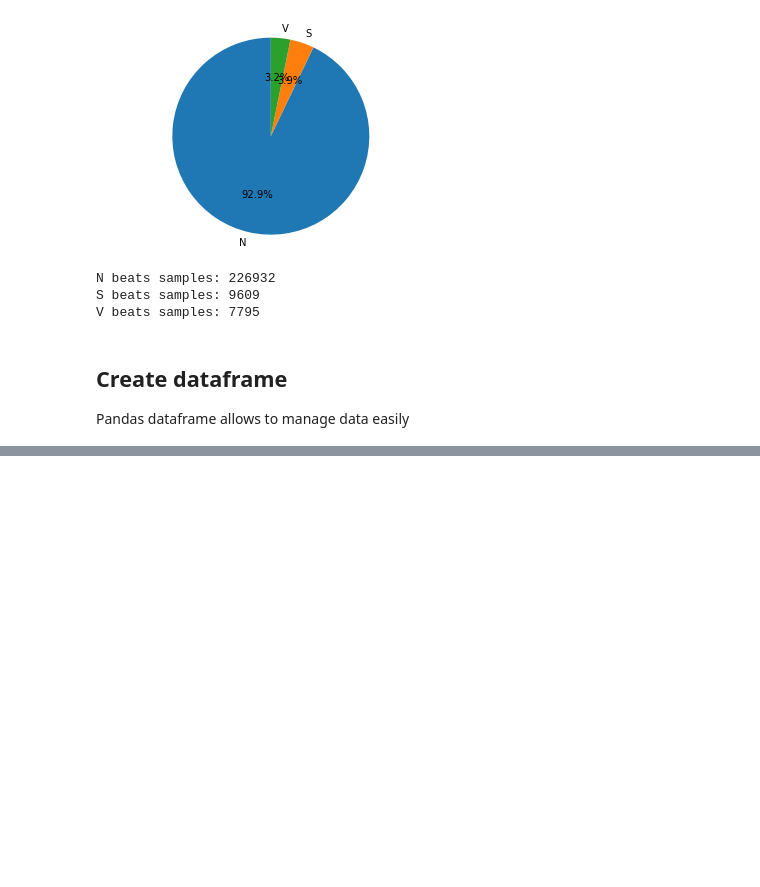
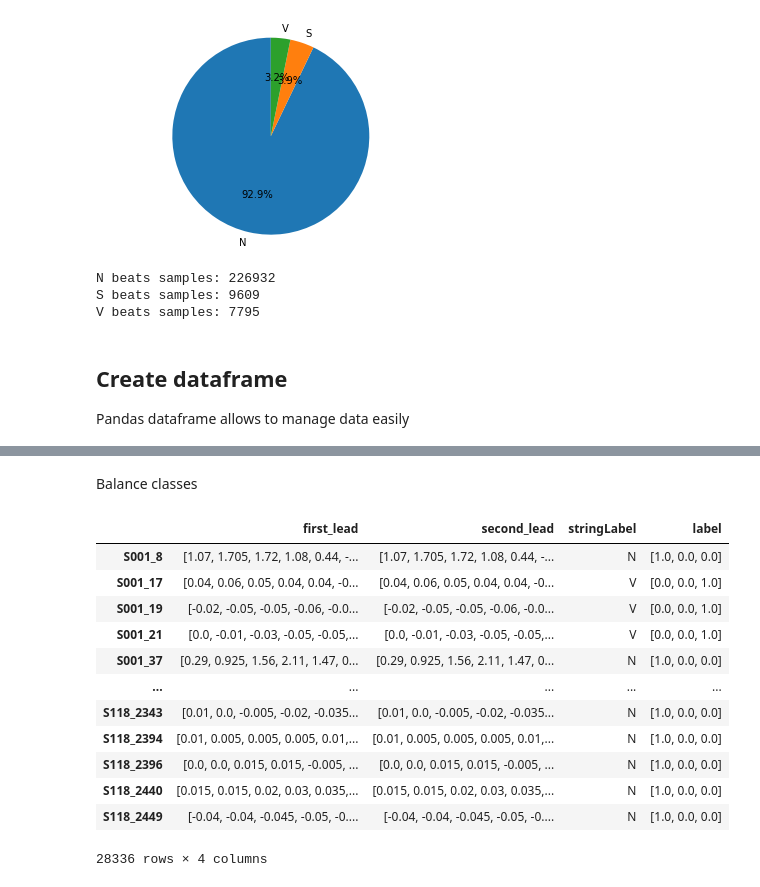
Before and after one commit to simonetome/Heartbeat-NSV-classification, a Jupyter notebook: DataVisualization.ipynb, the cells around one changed output, grey strips where cells are left out. Cells and saved outputs as stored; diff of their text form; code cells hidden in the pictures; blank space fills up the shorter version.

```diff
--- a/DataVisualization.ipynb
+++ b/DataVisualization.ipynb
@@ -367,0 +297,37 @@ Epoch 10/10
+# %% [markdown]
+Balance classes
+# %%
+import random
+
+# N beats samples: 226932
+# S beats samples: 9609
+# V beats samples: 7795
+
+# to balance classes we may want to drop at least 216k normal beats in input
+
+to_drop = 216000
+SEED = 1234
+random.seed(SEED)
+
+ids_to_drop = list()
+
+ids = dataset_df.index[dataset_df['stringLabel'] == 'N'].tolist() #ids where label is = 'N'
+random.shuffle(ids)
+ids_to_drop = ids[:to_drop]
+
+balanced_df = dataset_df.drop(ids_to_drop)
+balanced_df
+# %% [output]
+|  | first_lead | second_lead | stringLabel | label |
+| S001_8 | [1.07, 1.705, 1.72, 1.08, 0.44, -... | [1.07, 1.705, 1.72, 1.08, 0.44, -... | N | [1.0, 0.0, 0.0] |
+| S001_17 | [0.04, 0.06, 0.05, 0.04, 0.04, -0... | [0.04, 0.06, 0.05, 0.04, 0.04, -0... | V | [0.0, 0.0, 1.0] |
+| S001_19 | [-0.02, -0.05, -0.05, -0.06, -0.0... | [-0.02, -0.05, -0.05, -0.06, -0.0... | V | [0.0, 0.0, 1.0] |
+| S001_21 | [0.0, -0.01, -0.03, -0.05, -0.05,... | [0.0, -0.01, -0.03, -0.05, -0.05,... | V | [0.0, 0.0, 1.0] |
+| S001_37 | [0.29, 0.925, 1.56, 2.11, 1.47, 0... | [0.29, 0.925, 1.56, 2.11, 1.47, 0... | N | [1.0, 0.0, 0.0] |
+| ... | ... | ... | ... | ... |
+| S118_2343 | [0.01, 0.0, -0.005, -0.02, -0.035... | [0.01, 0.0, -0.005, -0.02, -0.035... | N | [1.0, 0.0, 0.0] |
+| S118_2394 | [0.01, 0.005, 0.005, 0.005, 0.01,... | [0.01, 0.005, 0.005, 0.005, 0.01,... | N | [1.0, 0.0, 0.0] |
+| S118_2396 | [0.0, 0.0, 0.015, 0.015, -0.005, ... | [0.0, 0.0, 0.015, 0.015, -0.005, ... | N | [1.0, 0.0, 0.0] |
+| S118_2440 | [0.015, 0.015, 0.02, 0.03, 0.035,... | [0.015, 0.015, 0.02, 0.03, 0.035,... | N | [1.0, 0.0, 0.0] |
+| S118_2449 | [-0.04, -0.04, -0.045, -0.05, -0.... | [-0.04, -0.04, -0.045, -0.05, -0.... | N | [1.0, 0.0, 0.0] |
+28336 rows × 4 columns
```
Also changed, not shown: parts of 13 cells of this notebook, 2 other files.
